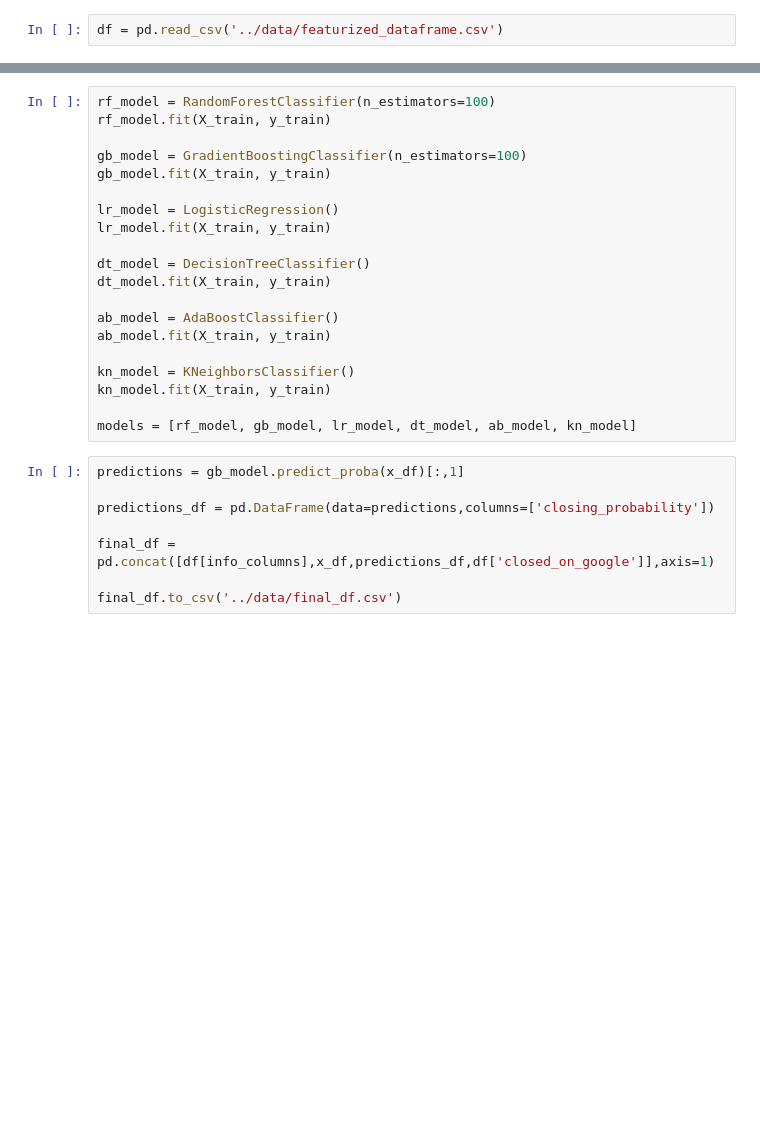
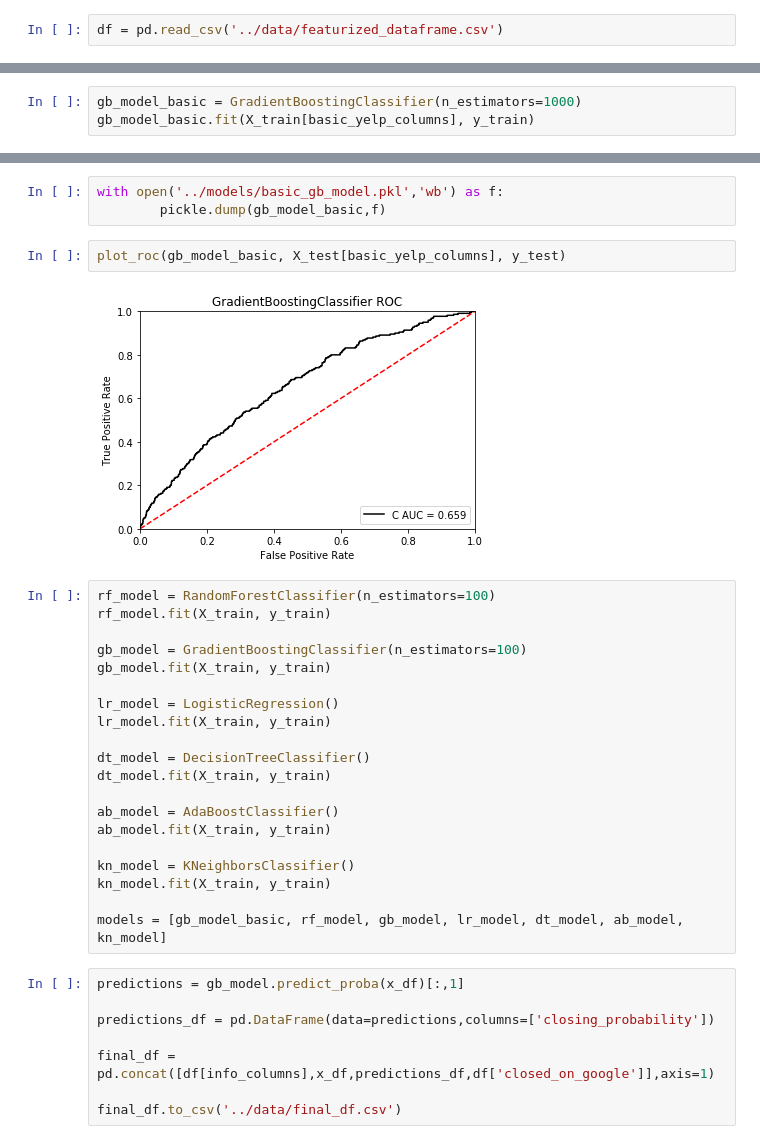
Before and after one commit to ellcrane/restaurant-closing-probability, a Jupyter notebook: notebooks/model.ipynb, the cells around one changed output, grey strips where cells are left out. Cells and saved outputs as stored; diff of their text form; blank space fills up the shorter version.

Commit message:
fully fleshed out capability to add, engineer, and predict for new yelp restaurants

```diff
--- a/notebooks/model.ipynb
+++ b/notebooks/model.ipynb
@@ -184,0 +196,3 @@ GradientBoostingClassifier(criterion='friedman_mse', init=None,
+# %%
+gb_model_basic = GradientBoostingClassifier(n_estimators=1000)
+gb_model_basic.fit(X_train[basic_yelp_columns], y_train)
@@ -185,3 +208,10 @@ GradientBoostingClassifier(criterion='friedman_mse', init=None,
+# %%
+with open('../models/basic_gb_model.pkl','wb') as f:
+        pickle.dump(gb_model_basic,f)
+# %%
+plot_roc(gb_model_basic, X_test[basic_yelp_columns], y_test)
+# %% [output]
+[figure, added]
 # %%
 rf_model = RandomForestClassifier(n_estimators=100)
 rf_model.fit(X_train, y_train)
@@ -201,7 +231,7 @@ ab_model.fit(X_train, y_train)
 kn_model = KNeighborsClassifier()
 kn_model.fit(X_train, y_train)
 
-models = [rf_model, gb_model, lr_model, dt_model, ab_model, kn_model]
+models = [gb_model_basic, rf_model, gb_model, lr_model, dt_model, ab_model, kn_model]
 # %%
 predictions = gb_model.predict_proba(x_df)[:,1]
 
```
Also changed, not shown: parts of 4 cells of this notebook, 6 other files.
